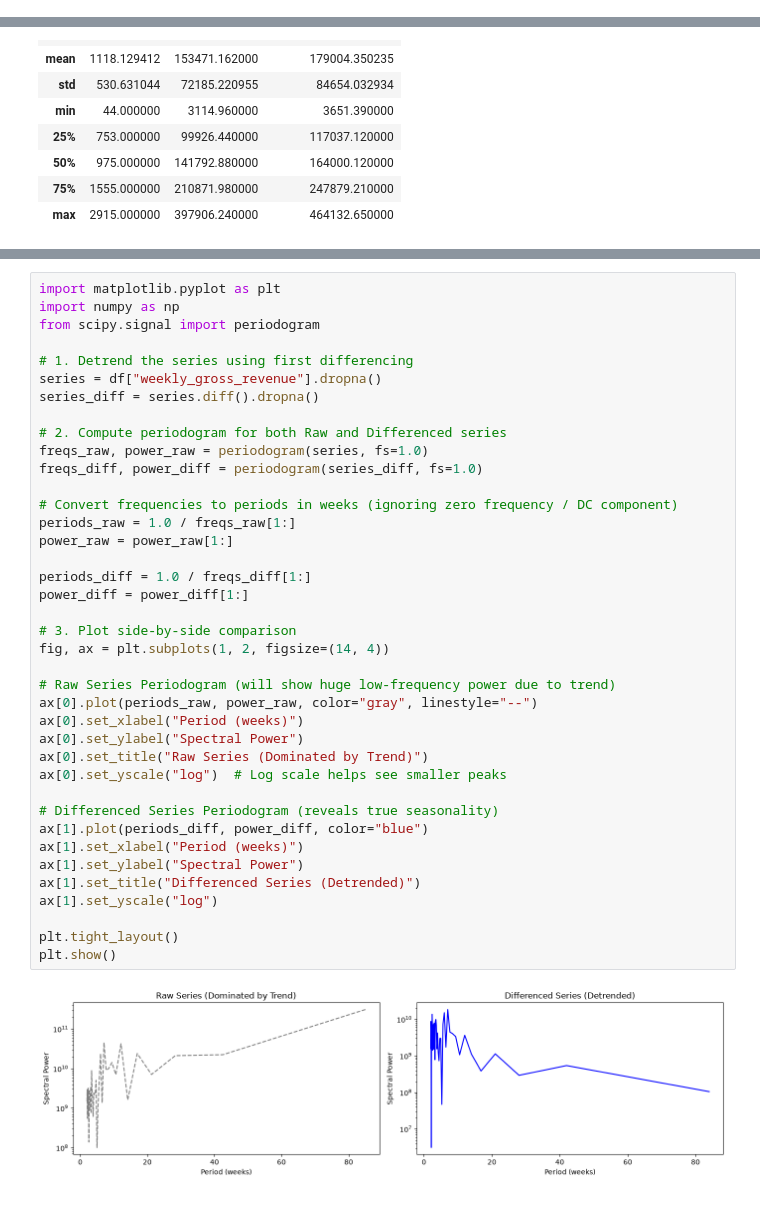
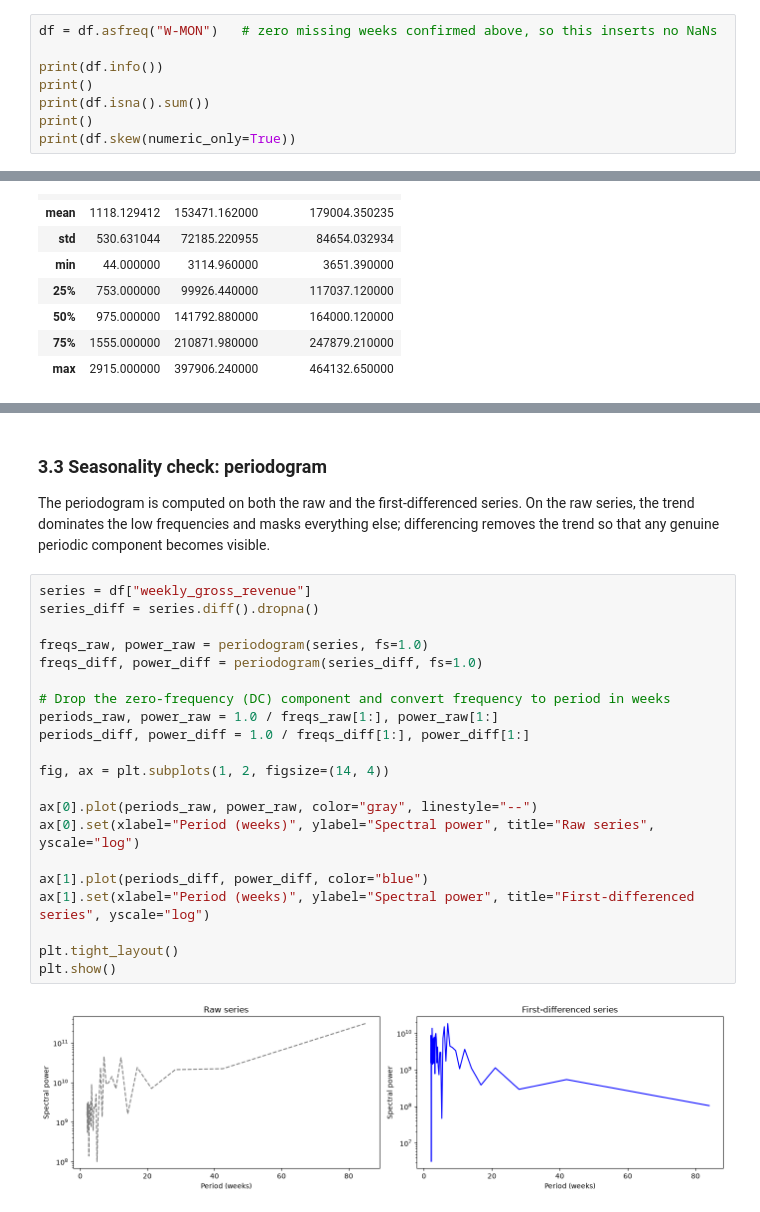
Before and after one commit to ttsuikw/data-analytic-project, a Jupyter notebook: ml/time_series.ipynb, the cells around one changed output, grey strips where cells are left out. Cells and saved outputs as stored; diff of their text form.

```diff
--- a/ml/time_series.ipynb
+++ b/ml/time_series.ipynb
@@ -91,0 +156,8 @@ None
+# %%
+df = df.asfreq("W-MON")   # zero missing weeks confirmed above, so this inserts no NaNs
+
+print(df.info())
+print()
+print(df.isna().sum())
+print()
+print(df.skew(numeric_only=True))
@@ -179,41 +233,27 @@ week
+# %% [markdown]
+### 3.3 Seasonality check: periodogram
+
+The periodogram is computed on both the raw and the first-differenced series. On the raw series, the trend dominates the low frequencies and masks everything else; differencing removes the trend so that any genuine periodic component becomes visible.
 # %%
-import matplotlib.pyplot as plt
-import numpy as np
-from scipy.signal import periodogram
-
-# 1. Detrend the series using first differencing
-series = df["weekly_gross_revenue"].dropna()
+series = df["weekly_gross_revenue"]
 series_diff = series.diff().dropna()
 
-# 2. Compute periodogram for both Raw and Differenced series
 freqs_raw, power_raw = periodogram(series, fs=1.0)
 freqs_diff, power_diff = periodogram(series_diff, fs=1.0)
 
-# Convert frequencies to periods in weeks (ignoring zero frequency / DC component)
-periods_raw = 1.0 / freqs_raw[1:]
-power_raw = power_raw[1:]
+# Drop the zero-frequency (DC) component and convert frequency to period in weeks
+periods_raw, power_raw = 1.0 / freqs_raw[1:], power_raw[1:]
+periods_diff, power_diff = 1.0 / freqs_diff[1:], power_diff[1:]
 
-periods_diff = 1.0 / freqs_diff[1:]
-power_diff = power_diff[1:]
-
-# 3. Plot side-by-side comparison
 fig, ax = plt.subplots(1, 2, figsize=(14, 4))
 
-# Raw Series Periodogram (will show huge low-frequency power due to trend)
 ax[0].plot(periods_raw, power_raw, color="gray", linestyle="--")
-ax[0].set_xlabel("Period (weeks)")
-ax[0].set_ylabel("Spectral Power")
-ax[0].set_title("Raw Series (Dominated by Trend)")
-ax[0].set_yscale("log")  # Log scale helps see smaller peaks
+ax[0].set(xlabel="Period (weeks)", ylabel="Spectral power", title="Raw series", yscale="log")
 
-# Differenced Series Periodogram (reveals true seasonality)
 ax[1].plot(periods_diff, power_diff, color="blue")
-ax[1].set_xlabel("Period (weeks)")
-ax[1].set_ylabel("Spectral Power")
-ax[1].set_title("Differenced Series (Detrended)")
-ax[1].set_yscale("log")
+ax[1].set(xlabel="Period (weeks)", ylabel="Spectral power", title="First-differenced series", yscale="log")
 
 plt.tight_layout()
 plt.show()
 # %% [output]
-[figure, old version]
+[figure, new version]
```
Also changed, not shown: parts of 46 cells of this notebook.
